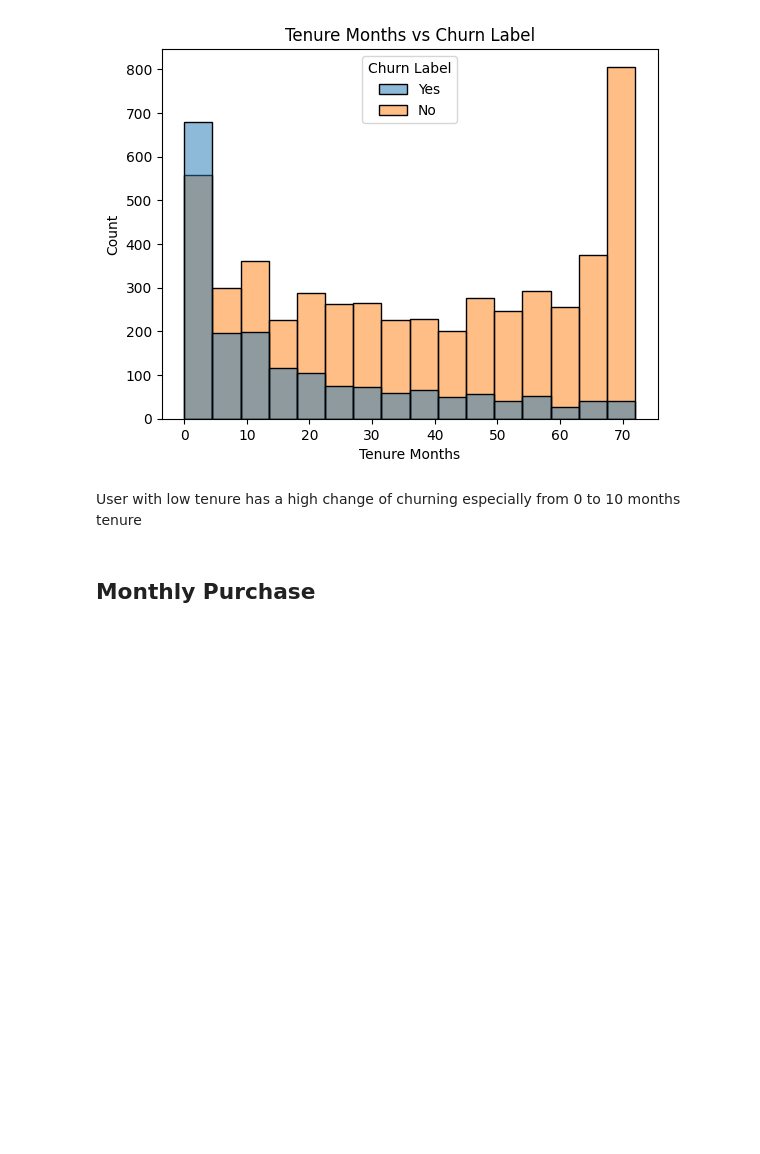
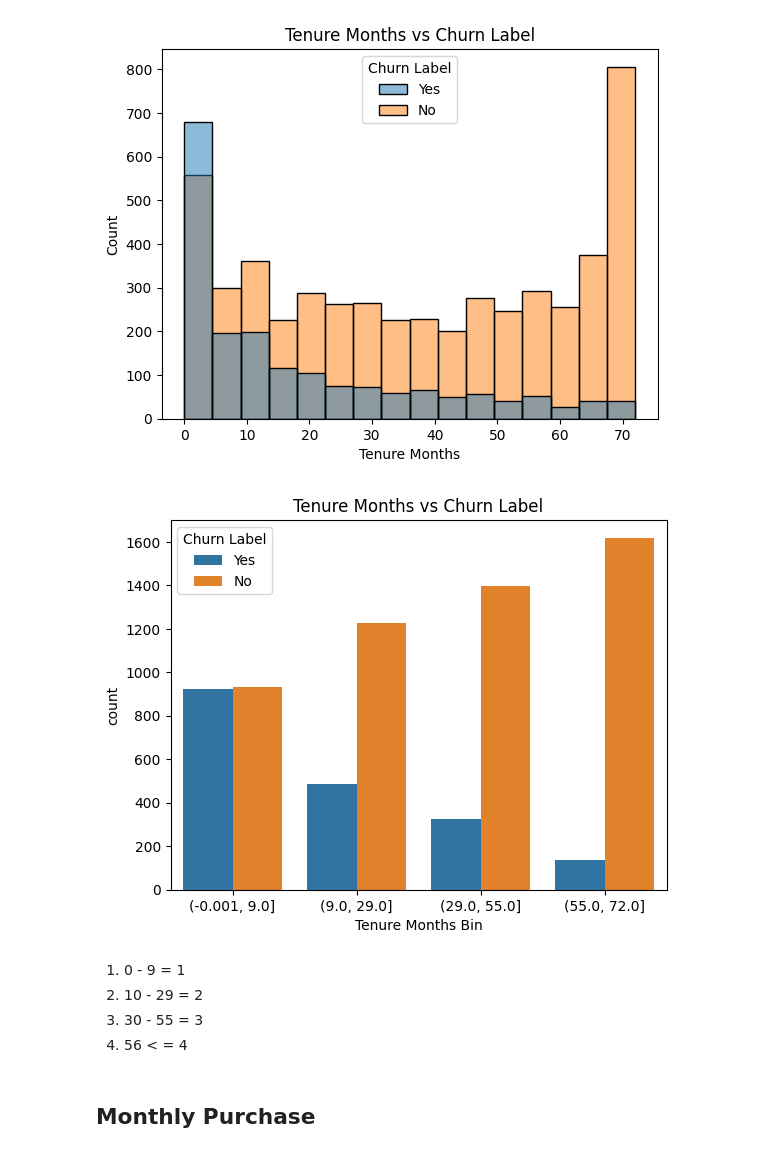
Before and after one commit to marcellinus-witarsah/data-challenge-dsw-2023, a Jupyter notebook: notebooks/03_churn_model.ipynb, the cells around one changed output. Cells and saved outputs as stored; diff of their text form; code cells hidden in the pictures; blank space fills up the shorter version.

```diff
--- a/notebooks/03_churn_model.ipynb
+++ b/notebooks/03_churn_model.ipynb
@@ -341,8 +341,18 @@ plt.title("Tenure Months vs Churn Label")
 plt.show()
 # %% [output]
 [figure]
-# %% [markdown]
-User with low tenure has a high change of churning especially from 0 to 10 months tenure
+# %%
+df["Tenure Months Bin"] = pd.qcut(df["Tenure Months"], 4)
+sns.countplot(data=df, x='Tenure Months Bin', hue='Churn Label')
+plt.title("Tenure Months vs Churn Label")
+plt.show()
+# %% [output]
+[figure, added]
+# %% [markdown]
+1. 0 - 9 = 1
+2. 10 - 29 = 2
+3. 30 - 55 = 3
+4. 56 < = 4
 # %% [markdown]
 ## Monthly Purchase
 # %%
```
Also changed, not shown: parts of 35 cells of this notebook, 5 other files.
